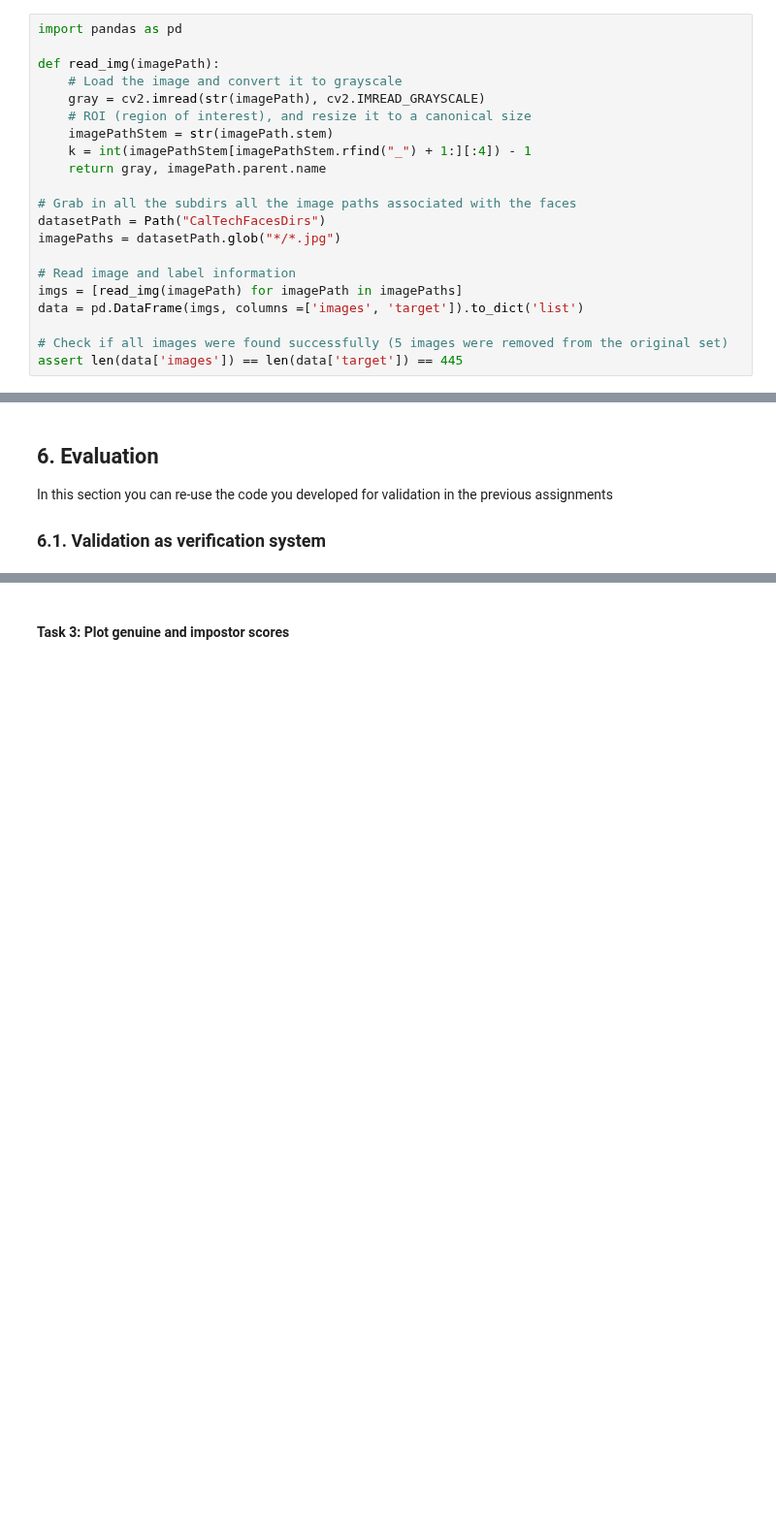
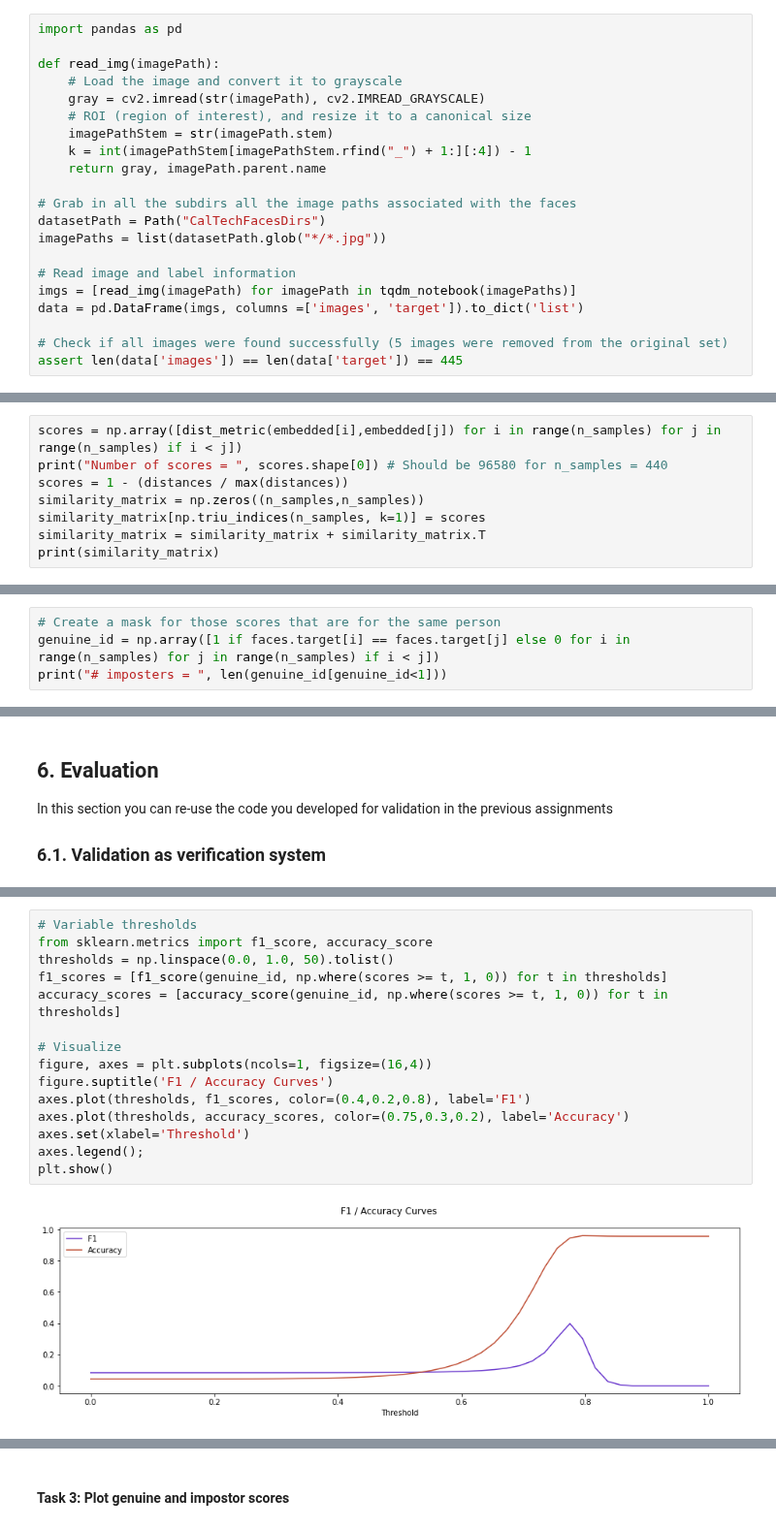
Before and after one commit to BrunoVandekerkhove/biometric-systems, a Jupyter notebook: face_recognition/facial_recognition.ipynb, the cells around one changed output, grey strips where cells are left out. Shown at 97% size. Saved outputs shown, nothing was run; the diff lists cells and outputs as text; blank space fills up the shorter version.

Commit message:
Evluation of face recognition system
CMC, PR, AP, AUC

```diff
--- a/face_recognition/facial_recognition.ipynb
+++ b/face_recognition/facial_recognition.ipynb
@@ -90,10 +92,10 @@ def read_img(imagePath):
 
 # Grab in all the subdirs all the image paths associated with the faces
 datasetPath = Path("CalTechFacesDirs")
-imagePaths = datasetPath.glob("*/*.jpg")
+imagePaths = list(datasetPath.glob("*/*.jpg"))
 
 # Read image and label information
-imgs = [read_img(imagePath) for imagePath in imagePaths]
+imgs = [read_img(imagePath) for imagePath in tqdm_notebook(imagePaths)]
 data = pd.DataFrame(imgs, columns =['images', 'target']).to_dict('list')
 
 # Check if all images were found successfully (5 images were removed from the original set)
@@ -400,3 +386,11 @@ Accuracy on the test set: 1.0
 # %% [markdown]
 #### Task 1: Compute pair-wise matching scores
 Given the function <em>dist_metric</em> and the vector representations in variable <em>embedded</em>, compute the pairwise distances.
+# %%
+scores = np.array([dist_metric(embedded[i],embedded[j]) for i in range(n_samples) for j in range(n_samples) if i < j])
+print("Number of scores = ", scores.shape[0]) # Should be 96580 for n_samples = 440
+scores = 1 - (distances / max(distances))
+similarity_matrix = np.zeros((n_samples,n_samples))
+similarity_matrix[np.triu_indices(n_samples, k=1)] = scores
+similarity_matrix = similarity_matrix + similarity_matrix.T
+print(similarity_matrix)
@@ -402,0 +406,4 @@ Given the function <em>dist_metric</em> and the vector representations in variab
+# %%
+# Create a mask for those scores that are for the same person
+genuine_id = np.array([1 if faces.target[i] == faces.target[j] else 0 for i in range(n_samples) for j in range(n_samples) if i < j])
+print("# imposters = ", len(genuine_id[genuine_id<1]))
@@ -446,3 +450,20 @@ In this section you can re-use the code you developed for validation in the prev
 
 * Calculate and plot F1 and accuracy scores for a range (min, max) of thresholds.
 * Determine some optimal threshold (look up in classification literature)
+# %%
+# Variable thresholds
+from sklearn.metrics import f1_score, accuracy_score
+thresholds = np.linspace(0.0, 1.0, 50).tolist()
+f1_scores = [f1_score(genuine_id, np.where(scores >= t, 1, 0)) for t in thresholds]
+accuracy_scores = [accuracy_score(genuine_id, np.where(scores >= t, 1, 0)) for t in thresholds]
+
+# Visualize
+figure, axes = plt.subplots(ncols=1, figsize=(16,4))
+figure.suptitle('F1 / Accuracy Curves')
+axes.plot(thresholds, f1_scores, color=(0.4,0.2,0.8), label='F1')
+axes.plot(thresholds, accuracy_scores, color=(0.75,0.3,0.2), label='Accuracy')
+axes.set(xlabel='Threshold')
+axes.legend();
+plt.show()
+# %% [output]
+[figure, added]
```
Also changed, not shown: parts of 17 cells of this notebook.
